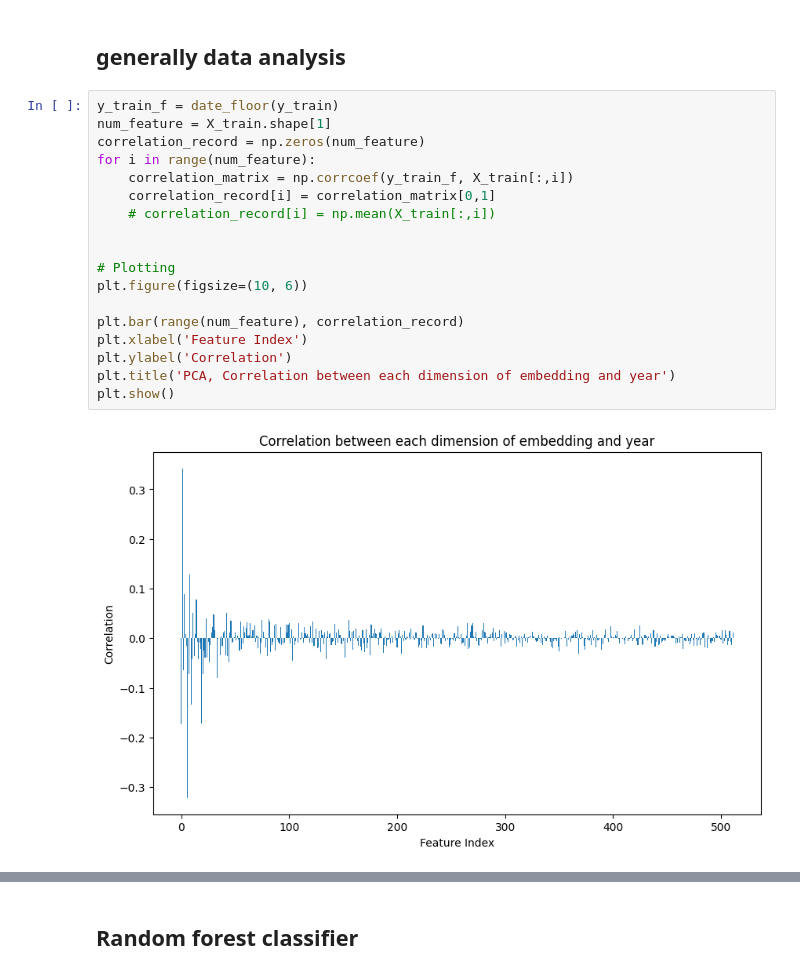
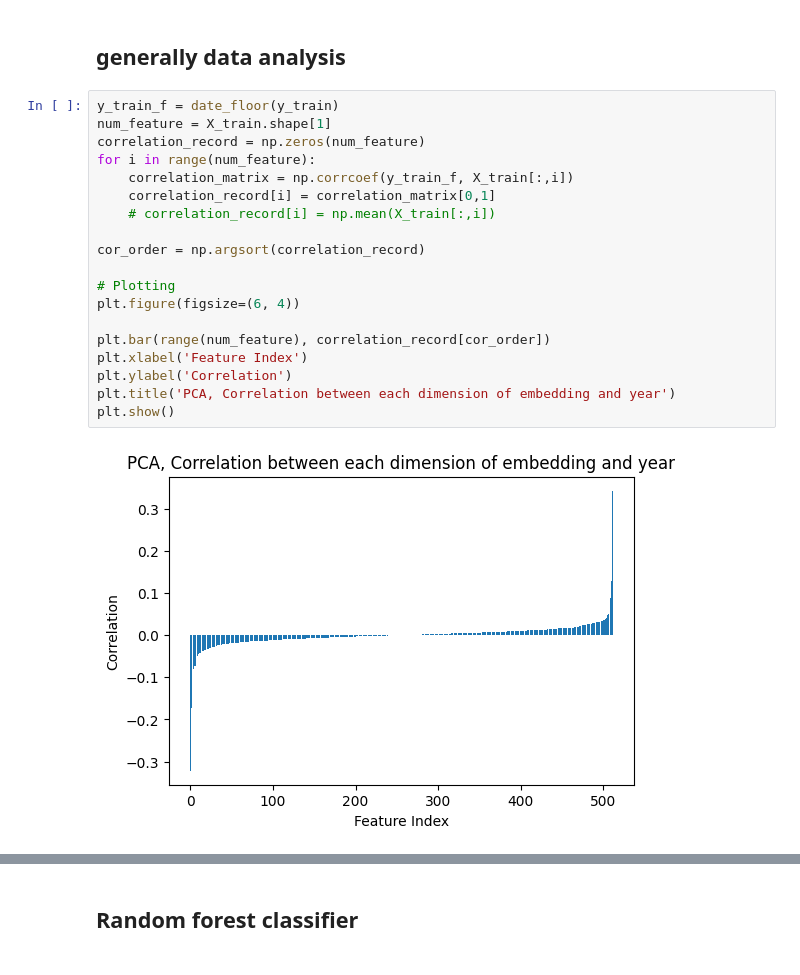
Before and after one commit to MissTiny/MLProject, a Jupyter notebook: classification_PCA.ipynb, the cells around one changed output, grey strips where cells are left out. Saved outputs shown, nothing was run; the diff lists cells and outputs as text.

```diff
--- a/classification_PCA.ipynb
+++ b/classification_PCA.ipynb
@@ -167,22 +167,23 @@ def accuracy_conferral(y_test, y_pred, interval = interval_year):
 # %%
 y_train_f = date_floor(y_train)
 num_feature = X_train.shape[1]
 correlation_record = np.zeros(num_feature)
 for i in range(num_feature):
     correlation_matrix = np.corrcoef(y_train_f, X_train[:,i])
     correlation_record[i] = correlation_matrix[0,1]
     # correlation_record[i] = np.mean(X_train[:,i])
 
+cor_order = np.argsort(correlation_record)
 
 # Plotting
-plt.figure(figsize=(10, 6))
+plt.figure(figsize=(6, 4))
 
-plt.bar(range(num_feature), correlation_record)
+plt.bar(range(num_feature), correlation_record[cor_order])
 plt.xlabel('Feature Index')
 plt.ylabel('Correlation')
 plt.title('PCA, Correlation between each dimension of embedding and year')
 plt.show()
 # %% [output]
-[figure, old version]
+[figure, new version]
 # %%
 corre_index = np.argsort(correlation_record)[::-1]
```
Also changed, not shown: parts of 20 cells of this notebook, 5 other files.
